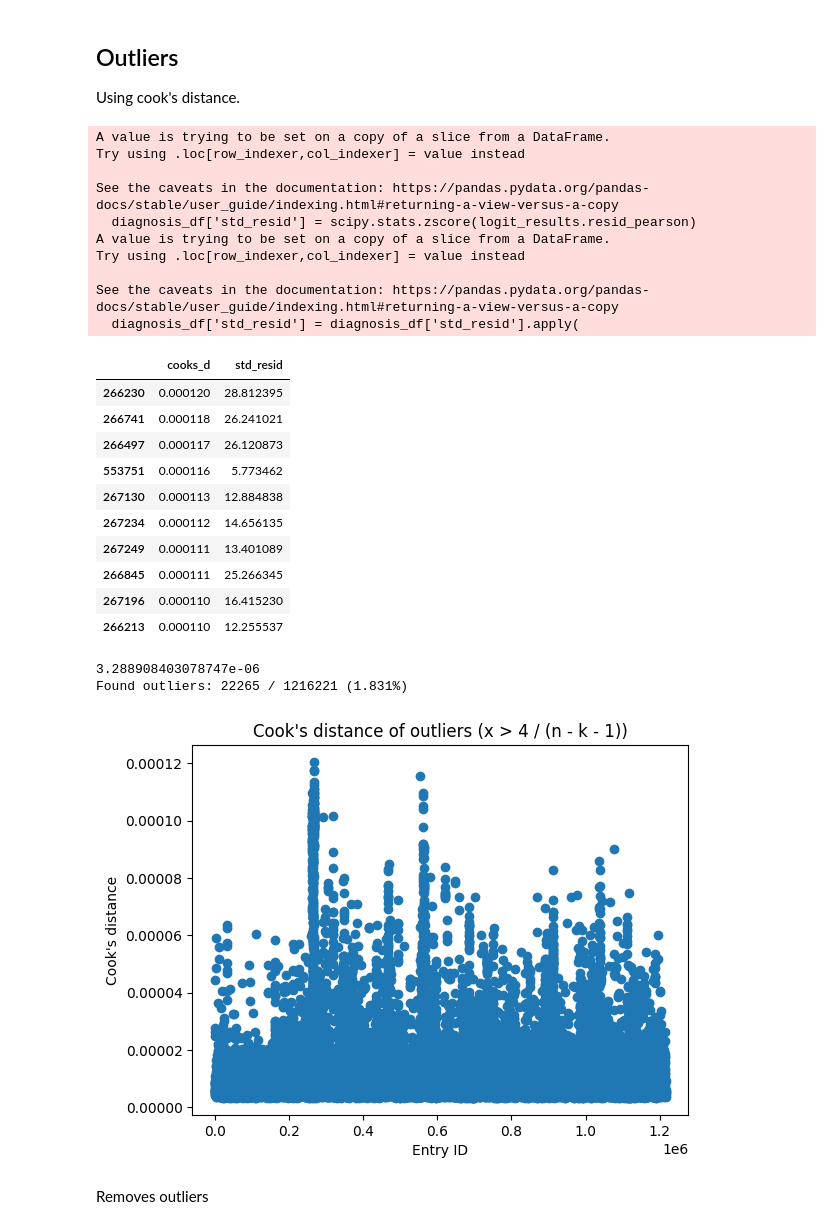
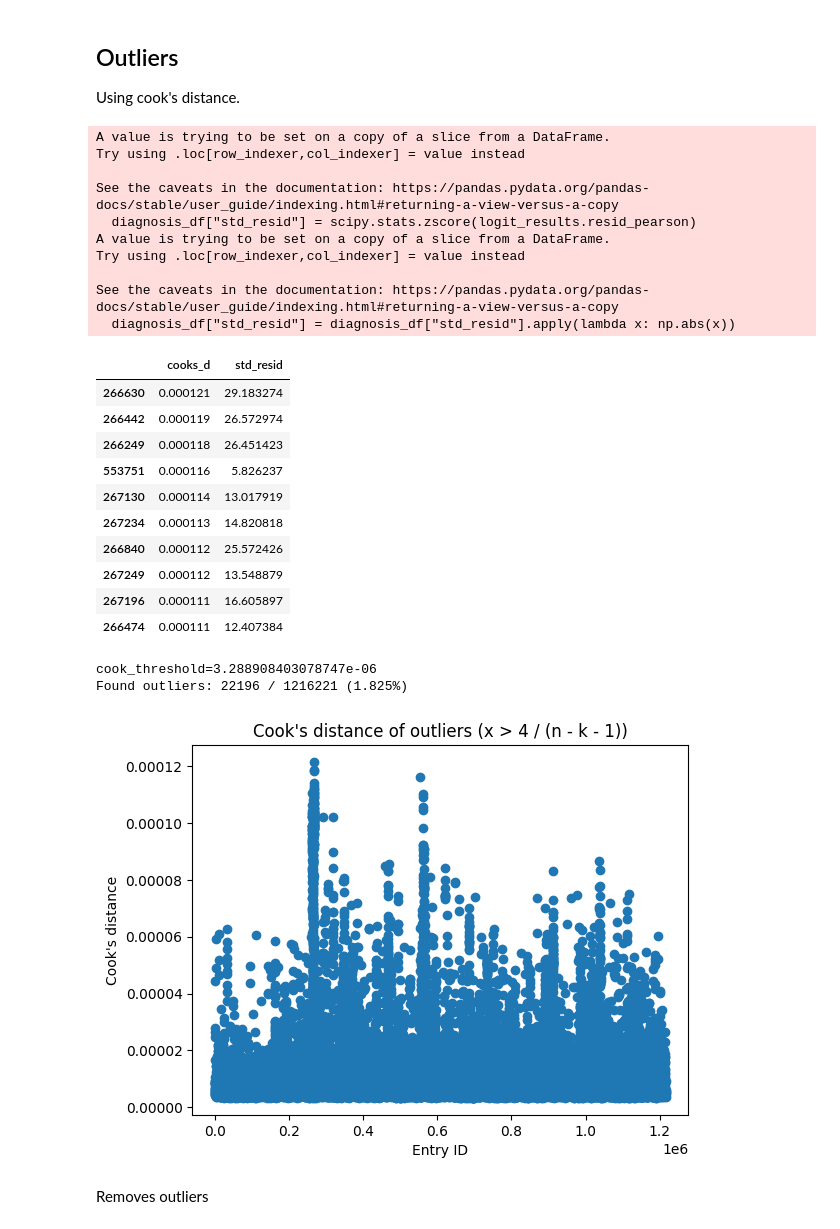
Before and after one commit to wmeijer221/msc_thesis, a Jupyter notebook: python_proj/modelling/notebooks/logistic_regression/general/dependency_model.ipynb, the cells around one changed output. Saved outputs shown, nothing was run; the diff lists cells and outputs as text; code cells hidden in the pictures.

```diff
--- a/python_proj/modelling/notebooks/logistic_regression/general/dependency_model.ipynb
+++ b/python_proj/modelling/notebooks/logistic_regression/general/dependency_model.ipynb
@@ -379,0 +392,11 @@ print(vif_df)
+# %%
+# Replaces binary values with numeric variants so VIF can be calculated.
+
+from statsmodels.stats.outliers_influence import variance_inflation_factor
+
+value_mapper = {False: 0, True: 1}
+
+binary_fields = logit_df.select_dtypes(exclude="number")
+print(f"{len(binary_fields.columns)=}")
+for feature in binary_fields:
+    logit_df[feature] = logit_df[feature].replace(value_mapper)
@@ -539,11 +575,12 @@ Using cook's distance.
 import statsmodels.api as sm
 import scipy
 
-X_constant = sm.add_constant(tested_predictors)
+X_constant = sm.add_constant(logit_df)
 
 # Use GLM method for logreg here so that we can retrieve the influence measures
-logit_results = sm.GLM(df[pr_merged_key], X_constant,
-                       family=sm.families.Binomial()).fit()
+logit_results = sm.GLM(
+    df[pr_merged_key], X_constant, family=sm.families.Binomial()
+).fit()
 
 # Get influence measures
 influence = logit_results.get_influence()
@@ -552,19 +589,19 @@ influence = logit_results.get_influence()
 summ_df = influence.summary_frame()
 
 # Filter summary df to Cook's distance values only
-diagnosis_df = summ_df[['cooks_d']]
+diagnosis_df = summ_df[["cooks_d"]]
 
 # Set Cook's distance threshold
-cook_threshold = 4 / len(tested_predictors)
+cook_threshold = 4 / len(logit_df)
 
 # Append absolute standardized residual values
-diagnosis_df['std_resid'] = scipy.stats.zscore(logit_results.resid_pearson)
-diagnosis_df['std_resid'] = diagnosis_df['std_resid'].apply(
-    lambda x: np.abs(x))
+diagnosis_df["std_resid"] = scipy.stats.zscore(logit_results.resid_pearson)
+diagnosis_df["std_resid"] = diagnosis_df["std_resid"].apply(lambda x: np.abs(x))
 
 # Find observations which are BOTH outlier (std dev > 3) and highly influential
-extreme = diagnosis_df[(diagnosis_df['cooks_d'] > cook_threshold) &
-                       (diagnosis_df['std_resid'] > 3)]
+extreme = diagnosis_df[
+    (diagnosis_df["cooks_d"] > cook_threshold) & (diagnosis_df["std_resid"] > 3)
+]
 
 
 # Show top 5 highly influential outlier observations
@@ -574,41 +611,41 @@ A value is trying to be set on a copy of a slice from a DataFrame.
 Try using .loc[row_indexer,col_indexer] = value instead
 
 See the caveats in the documentation: https://pandas.pydata.org/pandas-docs/stable/user_guide/indexing.html#returning-a-view-versus-a-copy
-  diagnosis_df['std_resid'] = scipy.stats.zscore(logit_results.resid_pearson)
+  diagnosis_df["std_resid"] = scipy.stats.zscore(logit_results.resid_pearson)
 A value is trying to be set on a copy of a slice from a DataFrame.
 Try using .loc[row_indexer,col_indexer] = value instead
 
 See the caveats in the documentation: https://pandas.pydata.org/pandas-docs/stable/user_guide/indexing.html#returning-a-view-versus-a-copy
-  diagnosis_df['std_resid'] = diagnosis_df['std_resid'].apply(
+  diagnosis_df["std_resid"] = diagnosis_df["std_resid"].apply(lambda x: np.abs(x))
 |  | cooks_d | std_resid |
-| 266230 | 0.000120 | 28.812395 |
-| 266741 | 0.000118 | 26.241021 |
-| 266497 | 0.000117 | 26.120873 |
-| 553751 | 0.000116 | 5.773462 |
-| 267130 | 0.000113 | 12.884838 |
-| 267234 | 0.000112 | 14.656135 |
-| 267249 | 0.000111 | 13.401089 |
-| 266845 | 0.000111 | 25.266345 |
-| 267196 | 0.000110 | 16.415230 |
-| 266213 | 0.000110 | 12.255537 |
+| 266630 | 0.000121 | 29.183274 |
+| 266442 | 0.000119 | 26.572974 |
+| 266249 | 0.000118 | 26.451423 |
+| 553751 | 0.000116 | 5.826237 |
+| 267130 | 0.000114 | 13.017919 |
+| 267234 | 0.000113 | 14.820818 |
+| 266840 | 0.000112 | 25.572426 |
+| 267249 | 0.000112 | 13.548879 |
+| 267196 | 0.000111 | 16.605897 |
+| 266474 | 0.000111 | 12.407384 |
 # %%
-cook_threshold = 4 / (len(tested_predictors) -
-                      len(tested_predictors.columns) - 1)
-print(cook_threshold)
+cook_threshold = 4 / (len(logit_df) - len(logit_df.columns) - 1)
+print(f'{cook_threshold=}')
 print(
-    f'Found outliers: {len(extreme)} / {len(tested_predictors)} ({100 * len(extreme)/len(tested_predictors):.03f}%)')
+    f"Found outliers: {len(extreme)} / {len(logit_df)} ({100 * len(extreme)/len(logit_df):.03f}%)"
+)
 
 plt.title("Cook's distance of outliers (x > 4 / (n - k - 1))")
-plt.scatter(extreme.index, extreme['cooks_d'])
+plt.scatter(extreme.index, extreme["cooks_d"])
 plt.xlabel("Entry ID")
 plt.ylabel("Cook's distance")
 
-output_path = f'{figure_base_path}/cooks_outliers.png'
+output_path = f"{figure_base_path}/cooks_outliers.png"
 safe_save_fig(output_path)
 # %% [output]
-3.288908403078747e-06
-Found outliers: 22265 / 1216221 (1.831%)
+cook_threshold=3.288908403078747e-06
+Found outliers: 22196 / 1216221 (1.825%)
-[figure, old version]
+[figure, new version]
 # %% [markdown]
 Removes outliers
 # %%
```
Also changed, not shown: parts of 25 cells of this notebook, 4 other files.
